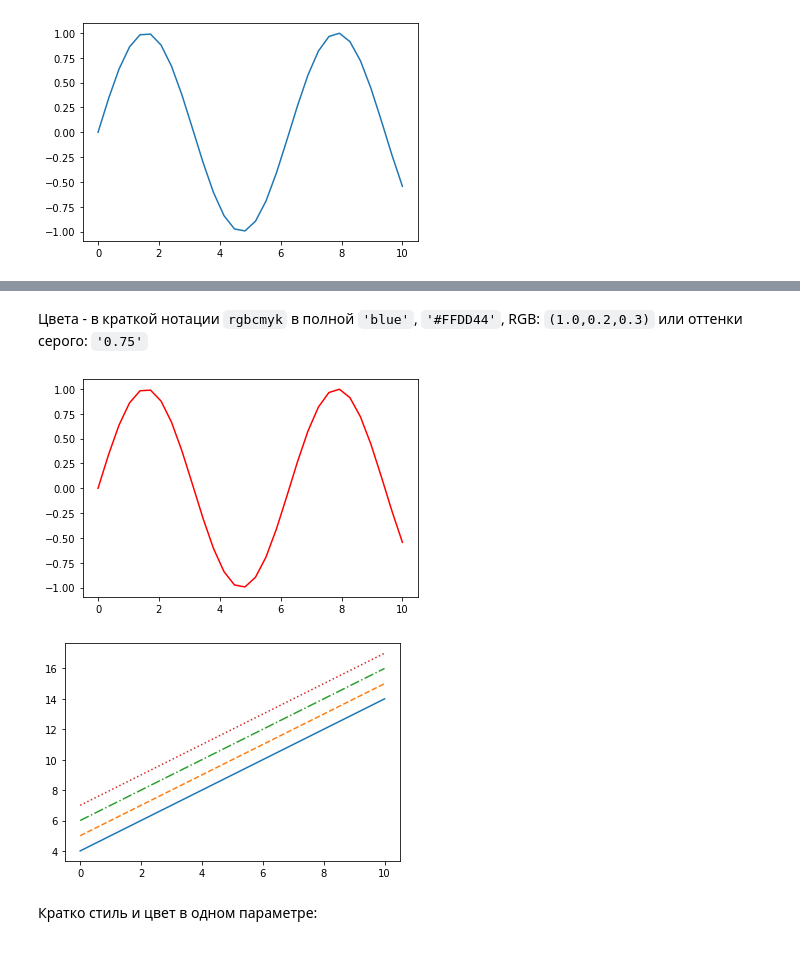
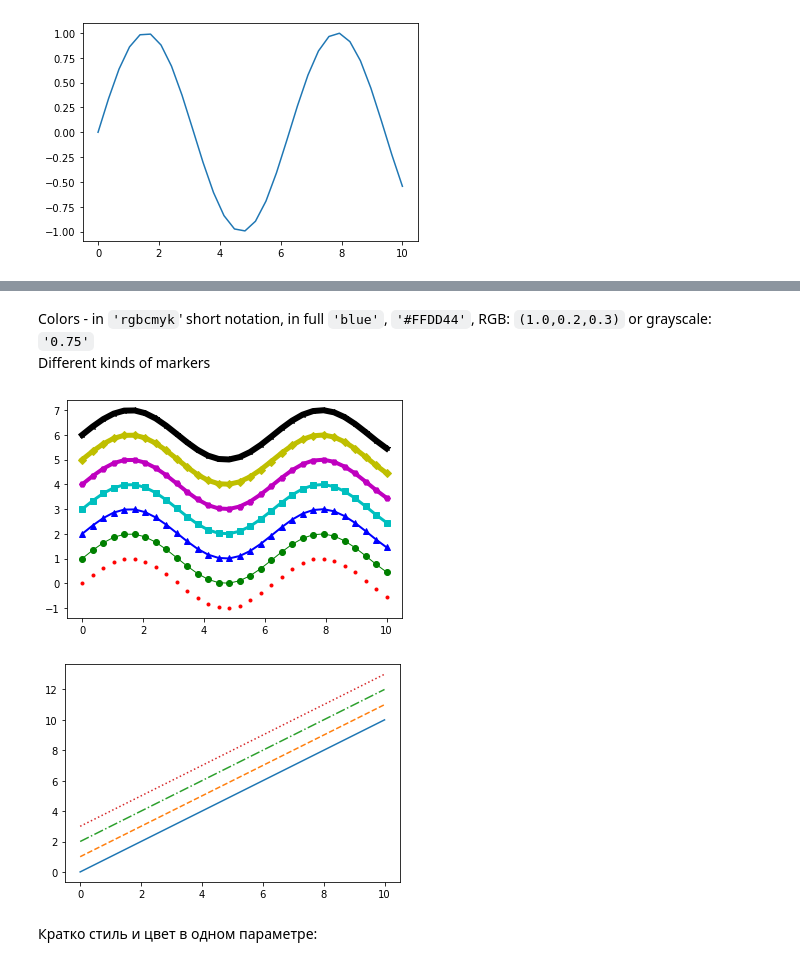
Before and after one commit to steps137/ML, a Jupyter notebook: ML/plt.ipynb, the cells around one changed output, grey strips where cells are left out. Cells and saved outputs as stored; diff of their text form; code cells hidden in the pictures.

```diff
--- a/ML/plt.ipynb
+++ b/ML/plt.ipynb
@@ -20,18 +39,19 @@ ax.plot(x, y);
 # %% [markdown]
-Цвета - в краткой нотации `rgbcmyk` в полной `'blue'`, `'#FFDD44'`, RGB: `(1.0,0.2,0.3)` или оттенки серого: `'0.75'`
+Colors - in `'rgbcmyk`' short notation, in full `'blue'`, `'#FFDD44'`, RGB: `(1.0,0.2,0.3)` or grayscale: `'0.75'`<br>
+Different kinds of markers
 # %%
 plt.figure()
-plt.plot(x, y, color='r');
+marker = ".o^sHD*"
+for i,c in enumerate("rgbcmyk"):
+    plt.plot(x, y+i,   color=c, marker=marker[i], linewidth=i)
 # %% [output]
-[figure, old version]
+[figure, new version]
 # %%
 plt.figure()
-plt.plot(x, x + 4, linestyle='-')    # сплошная линия
-plt.plot(x, x + 5, linestyle='--')   # штриховая линия
-plt.plot(x, x + 6, linestyle='-.')   # штрихпунктирная линия
-plt.plot(x, x + 7, linestyle=':');    # пунктирная линия
+for i, ls in enumerate(['-', '--', '-.', ':']):
+    plt.plot(x, x + i, linestyle=ls)
 # %% [output]
-[figure, old version]
+[figure, new version]
 # %% [markdown]
 Кратко стиль и цвет в одном параметре:
 # %%
```
Also changed, not shown: parts of 23 cells of this notebook, 3 other files.
